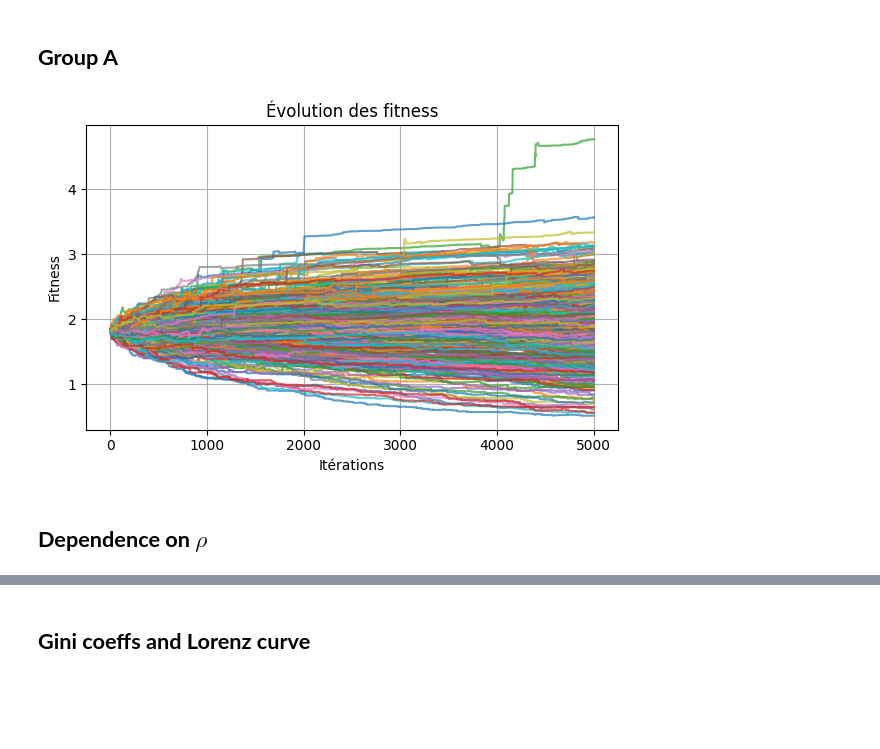
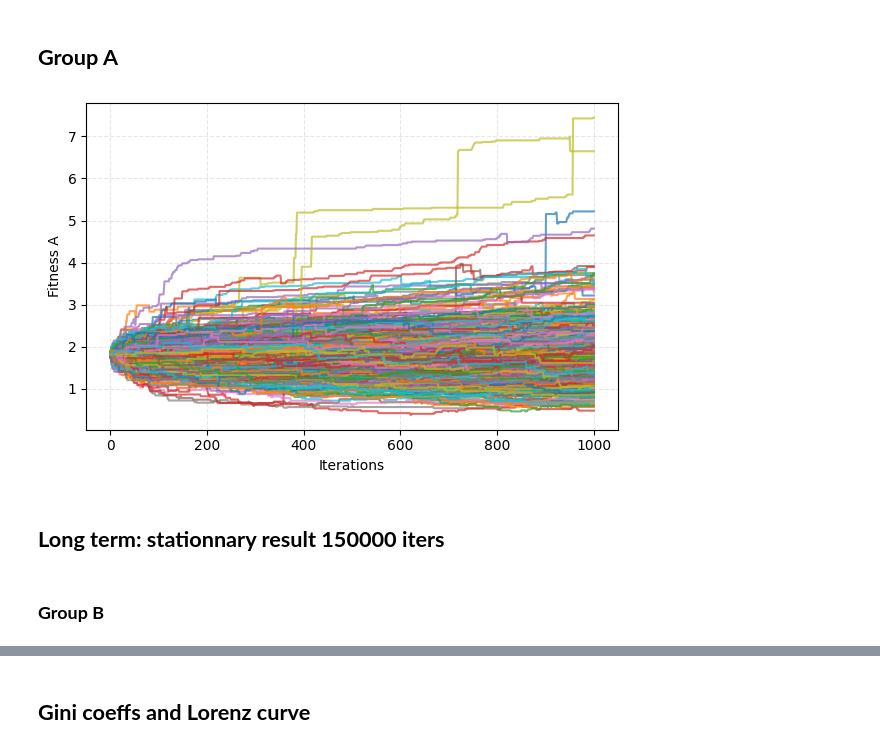
Before and after one commit to CorentinPernot/interactions, a Jupyter notebook: notebooks/modeling.ipynb, the cells around one changed output, grey strips where cells are left out. Saved outputs shown, nothing was run; the diff lists cells and outputs as text; code cells hidden in the pictures; blank space fills up the shorter version.

Commit message:
[MODIF] new experiments: stationary regime + lorenz curve

```diff
--- a/notebooks/modeling.ipynb
+++ b/notebooks/modeling.ipynb
@@ -308,4 +308,4 @@ n_a = 500
 n_b = 50
 grid_size = 25
 eta = 5
-x = 0.01
+x = 0.05
@@ -356,25 +334,18 @@ plt.show()
 # %% [markdown]
 ## **Group A**
 # %%
-### Short term : emergence of a leader (5000 iterations)
-game = Game(n_a=n_a, n_b=n_b, grid_size=grid_size, eta=eta, x=x)
-game.play_game(t_max=5000, save_every=None, plot=False)
-
-# Tracer l'évolution de la fitness pour chaque agent
+## Plots
 plt.figure(figsize=(6, 4))
 
 group = "A"
 for agent in game.population[group].values():
     plt.plot(agent.fitness_hist, label=f"{group}_{agent.id}", alpha=0.7)
 
-plt.title("Évolution des fitness")
-plt.xlabel("Itérations")
-plt.ylabel("Fitness")
-plt.grid(True)
+plt.xlabel("Iterations")
+plt.ylabel("Fitness A")
+plt.grid(True, alpha=0.3, linestyle="--")
 #plt.legend(loc="center left", bbox_to_anchor=(1, 0.5))
 plt.tight_layout()
 plt.show()
 # %% [output]
-[figure, old version]
+[figure, new version]
-# %% [markdown]
-## **Dependence on $\rho$**
@@ -382,0 +352,2 @@ plt.show()
+# %% [markdown]
+## **Long term: stationnary result 150000 iters**
@@ -382,0 +358,2 @@ plt.show()
+# %% [markdown]
+### **Group B**
```
Also changed, not shown: parts of 31 cells of this notebook.
